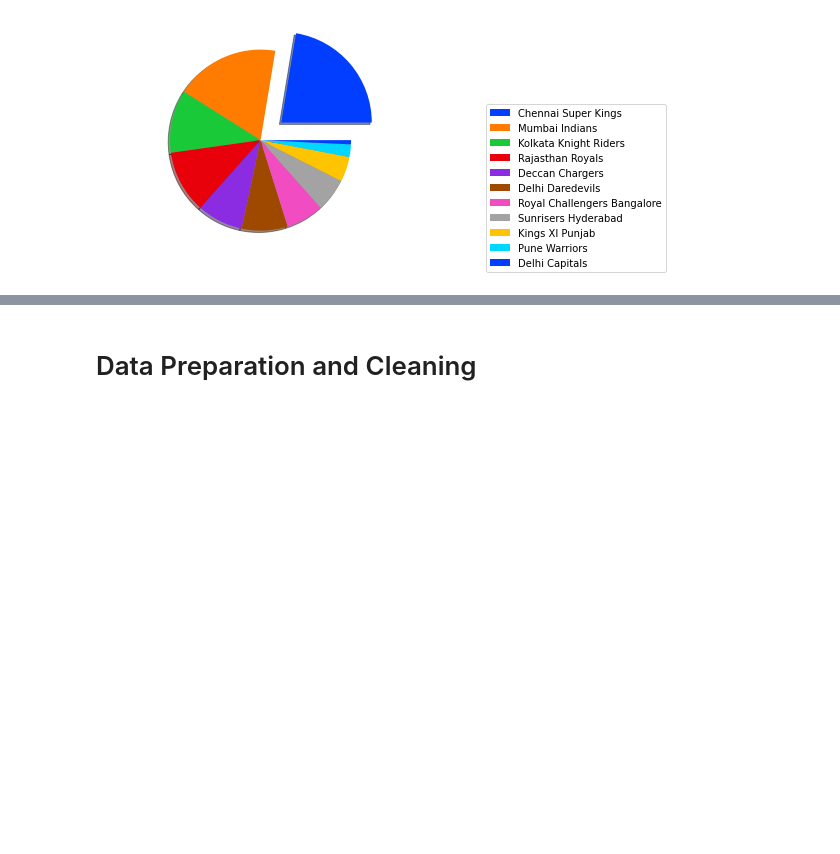
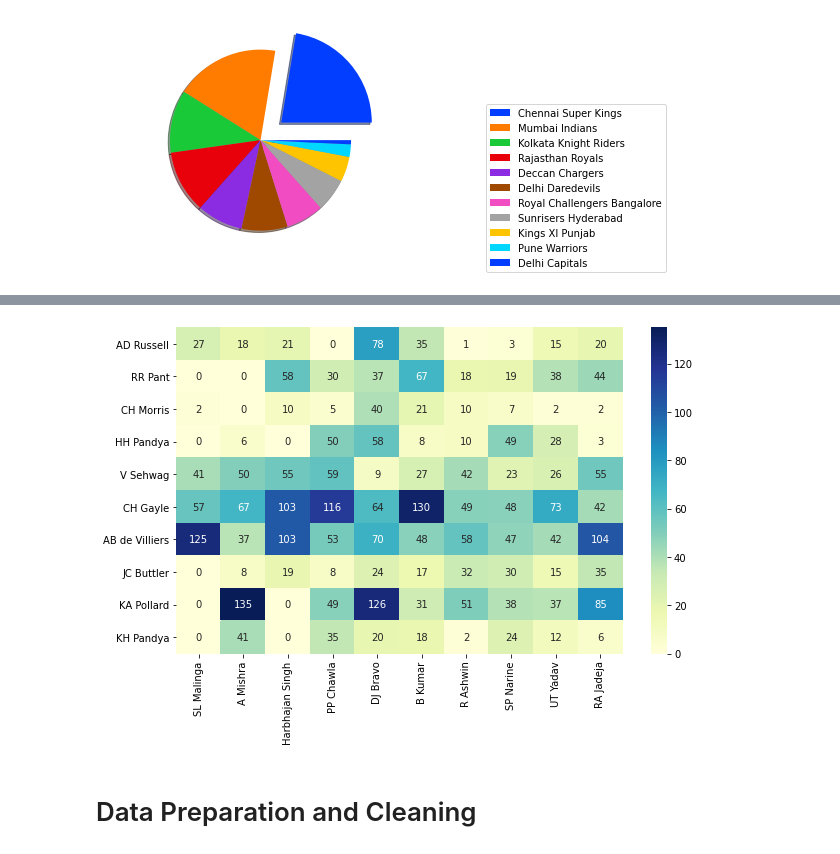
Before and after one commit to Utkarsh736/IPL_Data_Analysis, a Jupyter notebook: Template.ipynb, the cells around one changed output, grey strips where cells are left out. Cells and saved outputs as stored; diff of their text form; code cells hidden in the pictures; blank space fills up the shorter version.

```diff
--- a/Template.ipynb
+++ b/Template.ipynb
@@ -151,0 +164,2 @@ func()
+# %%
+data_viz2 = func(batsman_list2, bowler_list)
@@ -632,3 +696,8 @@ plt.show()
+# %%
+heat_map2 = plt.subplots(figsize=(10,6))
+heat_map2 = sns.heatmap(data_viz2, cmap="YlGnBu", annot=True, fmt='d')
+# %% [output]
+[figure, added]
 # %% [markdown]
 # Data Preparation and Cleaning
 # %% [markdown]
```
Also changed, not shown: parts of 27 cells of this notebook, 1 other file.
